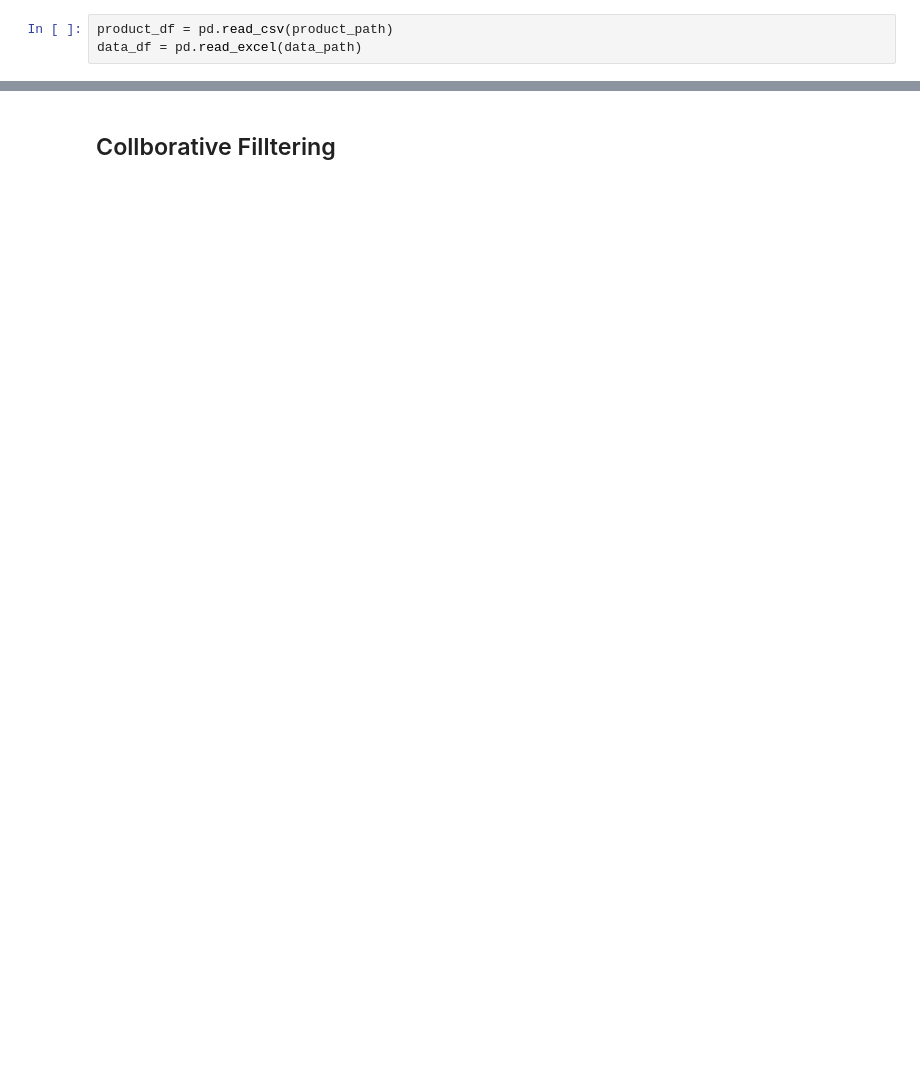
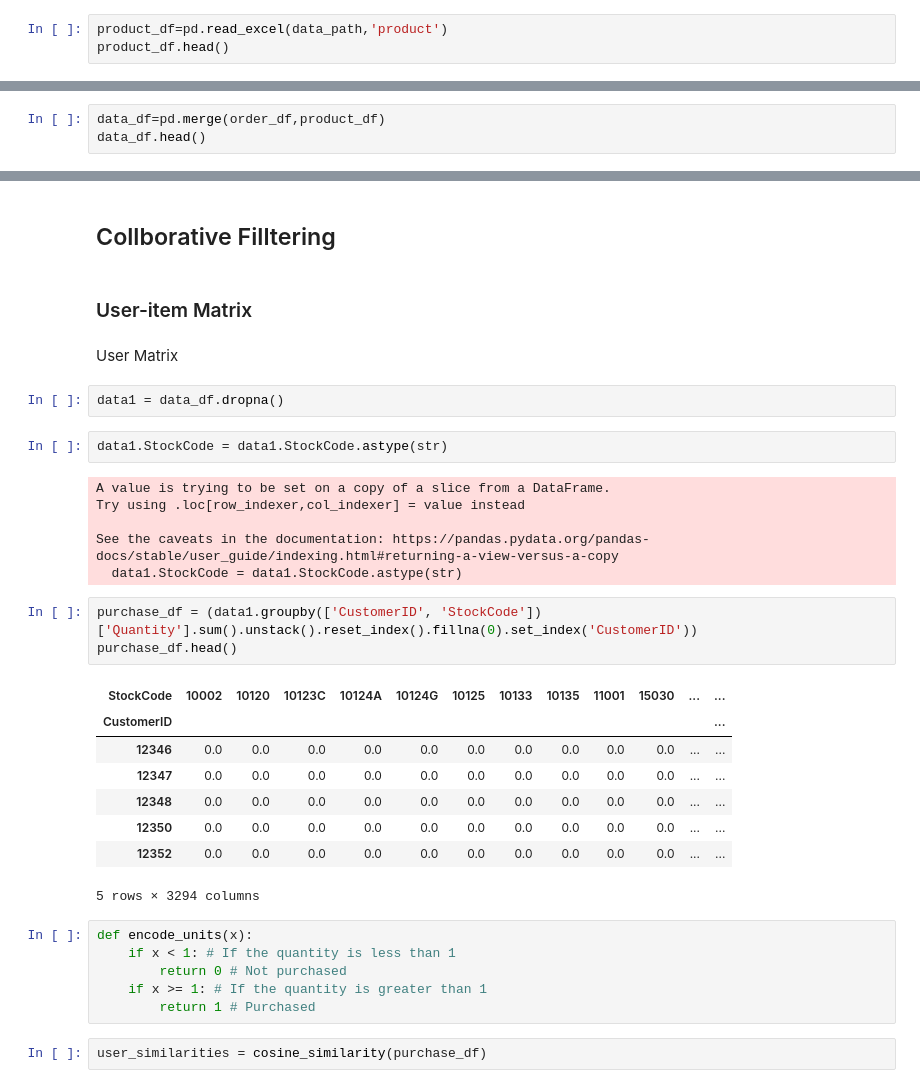
Before and after one commit to PhatNguyen3174/e-commerce_hybrid_recommendation_system, a Jupyter notebook: RS_Hybrid Recommendation System.ipynb, the cells around one changed output, grey strips where cells are left out. Saved outputs shown, nothing was run; the diff lists cells and outputs as text; blank space fills up the shorter version.

```diff
--- a/RS_Hybrid Recommendation System.ipynb
+++ b/RS_Hybrid Recommendation System.ipynb
@@ -9,3 +20,3 @@ data_path='Datasets/Rec_sys_data.xlsx'# @param {type:"string"}
 # %%
-product_df = pd.read_csv(product_path)
-data_df = pd.read_excel(data_path)
+product_df=pd.read_excel(data_path,'product')
+product_df.head()
@@ -29,0 +30,3 @@ product_df.head()
+# %%
+data_df=pd.merge(order_df,product_df)
+data_df.head()
@@ -30,2 +40,36 @@ product_df.head()
 # %% [markdown]
 ## Collborative Filltering
+# %% [markdown]
+### User-item Matrix
+# %% [markdown]
+User Matrix
+# %%
+data1 = data_df.dropna()
+# %%
+data1.StockCode = data1.StockCode.astype(str)
+# %% [output]
+A value is trying to be set on a copy of a slice from a DataFrame.
+Try using .loc[row_indexer,col_indexer] = value instead
+
+See the caveats in the documentation: https://pandas.pydata.org/pandas-docs/stable/user_guide/indexing.html#returning-a-view-versus-a-copy
+  data1.StockCode = data1.StockCode.astype(str)
+# %%
+purchase_df = (data1.groupby(['CustomerID', 'StockCode'])['Quantity'].sum().unstack().reset_index().fillna(0).set_index('CustomerID'))
+purchase_df.head()
+# %% [output]
+| StockCode | 10002 | 10120 | 10123C | 10124A | 10124G | 10125 | 10133 | 10135 | 11001 | 15030 | ... | ... |
+| CustomerID |  |  |  |  |  |  |  |  |  |  |  | ... |
+| 12346 | 0.0 | 0.0 | 0.0 | 0.0 | 0.0 | 0.0 | 0.0 | 0.0 | 0.0 | 0.0 | ... | ... |
+| 12347 | 0.0 | 0.0 | 0.0 | 0.0 | 0.0 | 0.0 | 0.0 | 0.0 | 0.0 | 0.0 | ... | ... |
+| 12348 | 0.0 | 0.0 | 0.0 | 0.0 | 0.0 | 0.0 | 0.0 | 0.0 | 0.0 | 0.0 | ... | ... |
+| 12350 | 0.0 | 0.0 | 0.0 | 0.0 | 0.0 | 0.0 | 0.0 | 0.0 | 0.0 | 0.0 | ... | ... |
+| 12352 | 0.0 | 0.0 | 0.0 | 0.0 | 0.0 | 0.0 | 0.0 | 0.0 | 0.0 | 0.0 | ... | ... |
+5 rows × 3294 columns
+# %%
+def encode_units(x):
+    if x < 1: # If the quantity is less than 1
+        return 0 # Not purchased
+    if x >= 1: # If the quantity is greater than 1
+        return 1 # Purchased
+# %%
+user_similarities = cosine_similarity(purchase_df)
```
Also changed, not shown: parts of 13 cells of this notebook.
